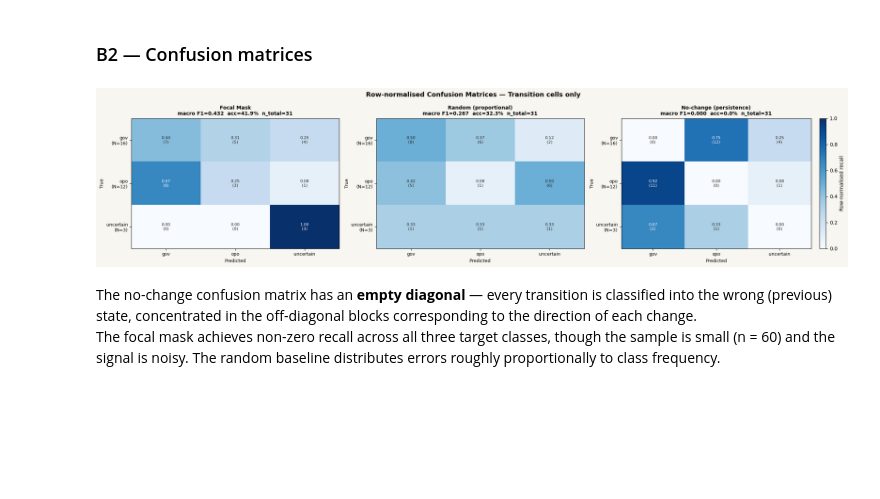
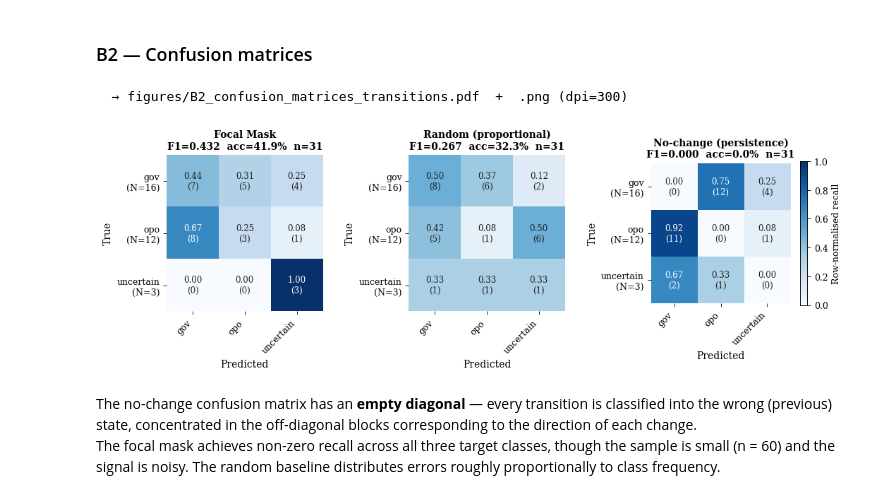
Before and after one commit to DSDMmasterProject/territorial_control_dsdm_master_project, a Jupyter notebook: src/visualizations/reporting.ipynb, the cells around one changed output. Drawn from its saved outputs; the diff is of its cells as text; code cells hidden in the pictures; blank space fills up the shorter version.

```diff
--- a/src/visualizations/reporting.ipynb
+++ b/src/visualizations/reporting.ipynb
@@ -627,39 +712,50 @@ provides the chance-level floor.
 # %% [markdown]
 ### B2 — Confusion matrices
 # %%
-# B2 — Confusion matrices with per-class N in axis labels
+# B2 — Confusion matrices (transition cells only), per-class N on y-axis labels
+# No suptitle; title goes in LaTeX \caption.  Panels are square (aspect='equal').
 n_variants = len(results_B)
-fig, axes  = plt.subplots(1, n_variants, figsize=(7 * n_variants, 5), facecolor=BG)
+fig_w = n_variants * 3.2 + 1.0   # slightly wider per panel for 2-line y-labels
+fig_h = 4.2                        # extra height for 2-line y-labels + title + xlabels
+
+fig, axes = plt.subplots(1, n_variants, figsize=(fig_w, fig_h))
 if n_variants == 1:
     axes = [axes]
-fig.suptitle('Row-normalised Confusion Matrices — Transition cells only', fontsize=13, fontweight='bold')
 
+im = None
 for ax, (name, m) in zip(axes, results_B.items()):
-    mf1 = m['report']['macro avg']['f1-score']
-    acc = m['acc']
-    cls_n = [int(m['cm'][i].sum()) for i in range(3)]   # true class counts
+    mf1   = m['report']['macro avg']['f1-score']
+    acc   = m['acc']
+    cls_n = [int(m['cm'][i].sum()) for i in range(3)]
 
-    im = ax.imshow(m['cm_norm'], cmap='Blues', vmin=0, vmax=1, aspect='auto')
+    im = ax.imshow(m['cm_norm'], cmap='Blues', vmin=0, vmax=1, aspect='equal')
     ax.set_xticks(range(3)); ax.set_yticks(range(3))
-    ax.set_xticklabels(CLASS_NAMES, fontsize=9)
+    ax.set_xticklabels(CLASS_NAMES, fontsize=9, rotation=45, ha='right')
     ax.set_yticklabels([f'{c}\n(N={cls_n[i]})' for i, c in enumerate(CLASS_NAMES)], fontsize=9)
-    ax.set_xlabel('Predicted', fontsize=9); ax.set_ylabel('True', fontsize=9)
-    ax.set_title(f'{MODEL_LABELS[name]}\nmacro F1={mf1:.3f}  acc={acc:.1%}  n_total={m["n"]}',
-                 fontsize=10, fontweight='bold')
-    ax.set_facecolor(BG)
+    ax.set_xlabel('Predicted', fontsize=10)
+    ax.set_ylabel('True', fontsize=10)
+    ax.set_title(f'{MODEL_LABELS[name]}\nF1={mf1:.3f}  acc={acc:.1%}  n={m["n"]}',
+                 fontsize=10, fontweight='bold', pad=6)
+    for spine in ax.spines.values():
+        spine.set_visible(False)
     for i in range(3):
         for j in range(3):
             v = m['cm_norm'][i, j]; n_cell = m['cm'][i, j]
             color = 'white' if v > 0.55 else '#222222'
             ax.text(j, i, f'{v:.2f}\n({n_cell})', ha='center', va='center',
-                    fontsize=8, color=color)
+                    fontsize=8.5, color=color)
 
-fig.colorbar(im, ax=axes[-1], fraction=0.046, pad=0.04, label='Row-normalised recall')
-plt.tight_layout()
-fig.savefig(REPORTING_DIR / 'B2_confusion_matrices_transitions.png', dpi=150, bbox_inches='tight')
+cbar = fig.colorbar(im, ax=axes[-1], fraction=0.046, pad=0.06, shrink=0.85)
+cbar.set_label('Row-normalised recall', fontsize=9)
+cbar.ax.tick_params(labelsize=9)
+plt.tight_layout(pad=0.5)
+if n_variants > 1:
+    plt.subplots_adjust(wspace=0.55)
+save_fig(fig, 'B2_confusion_matrices_transitions')
 plt.show()
 # %% [output]
+  → figures/B2_confusion_matrices_transitions.pdf  +  .png (dpi=300)
-[figure, old version]
+[figure, new version]
 # %% [markdown]
 The no-change confusion matrix has an **empty diagonal** — every transition is
 classified into the wrong (previous) state, concentrated in the off-diagonal
```
Also changed, not shown: parts of 17 cells of this notebook, 33 other files.
